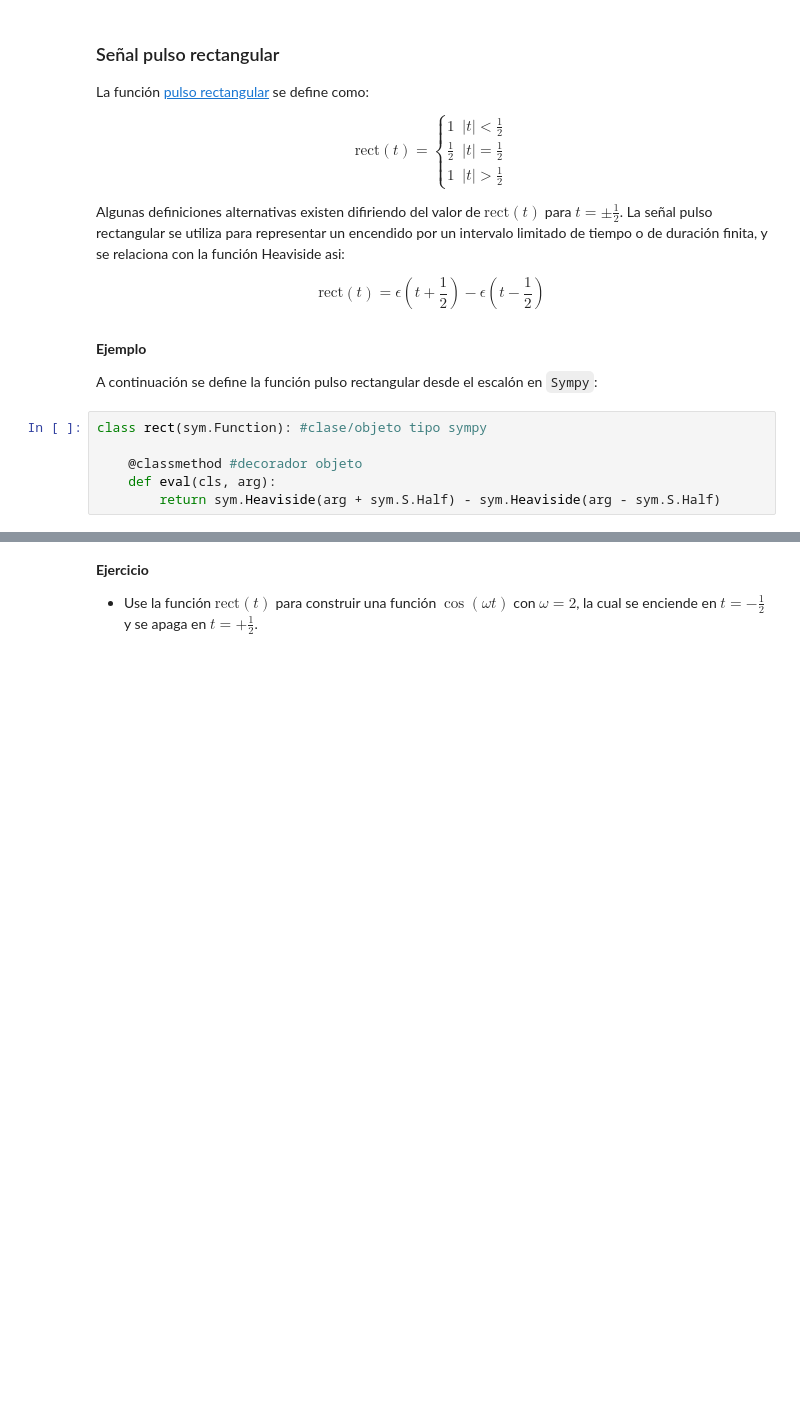
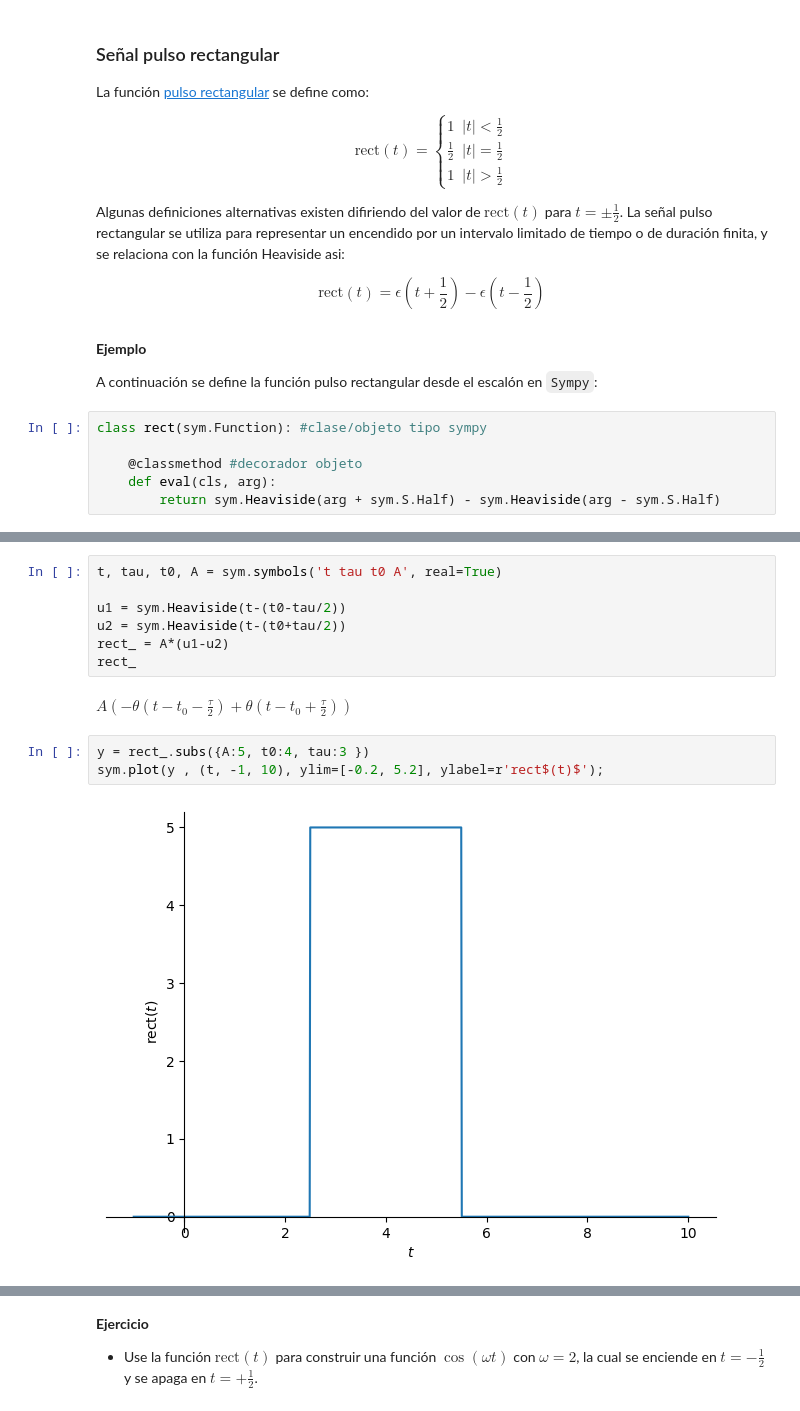
Before and after one commit to Cralzatec/SenalesSistemas, a Jupyter notebook: Cuaderno2_.ipynb, the cells around one changed output, grey strips where cells are left out. Saved outputs shown, nothing was run; the diff lists cells and outputs as text; blank space fills up the shorter version.

```diff
--- a/Cuaderno2_.ipynb
+++ b/Cuaderno2_.ipynb
@@ -261,0 +262,14 @@ sym.plot(rect(t), (t, -1, 1), ylim=[-0.2, 1.2], ylabel=r'rect$(t)$');
+# %%
+t, tau, t0, A = sym.symbols('t tau t0 A', real=True)
+
+u1 = sym.Heaviside(t-(t0-tau/2))
+u2 = sym.Heaviside(t-(t0+tau/2))
+rect_ = A*(u1-u2)
+rect_
+# %% [output]
+$\displaystyle A \left(- \theta\left(t - t_{0} - \frac{\tau}{2}\right) + \theta\left(t - t_{0} + \frac{\tau}{2}\right)\right)$
+# %%
+y = rect_.subs({A:5, t0:4, tau:3 })
+sym.plot(y , (t, -1, 10), ylim=[-0.2, 5.2], ylabel=r'rect$(t)$');
+# %% [output]
+[figure, added]
```
Also changed, not shown: parts of 9 cells of this notebook.
